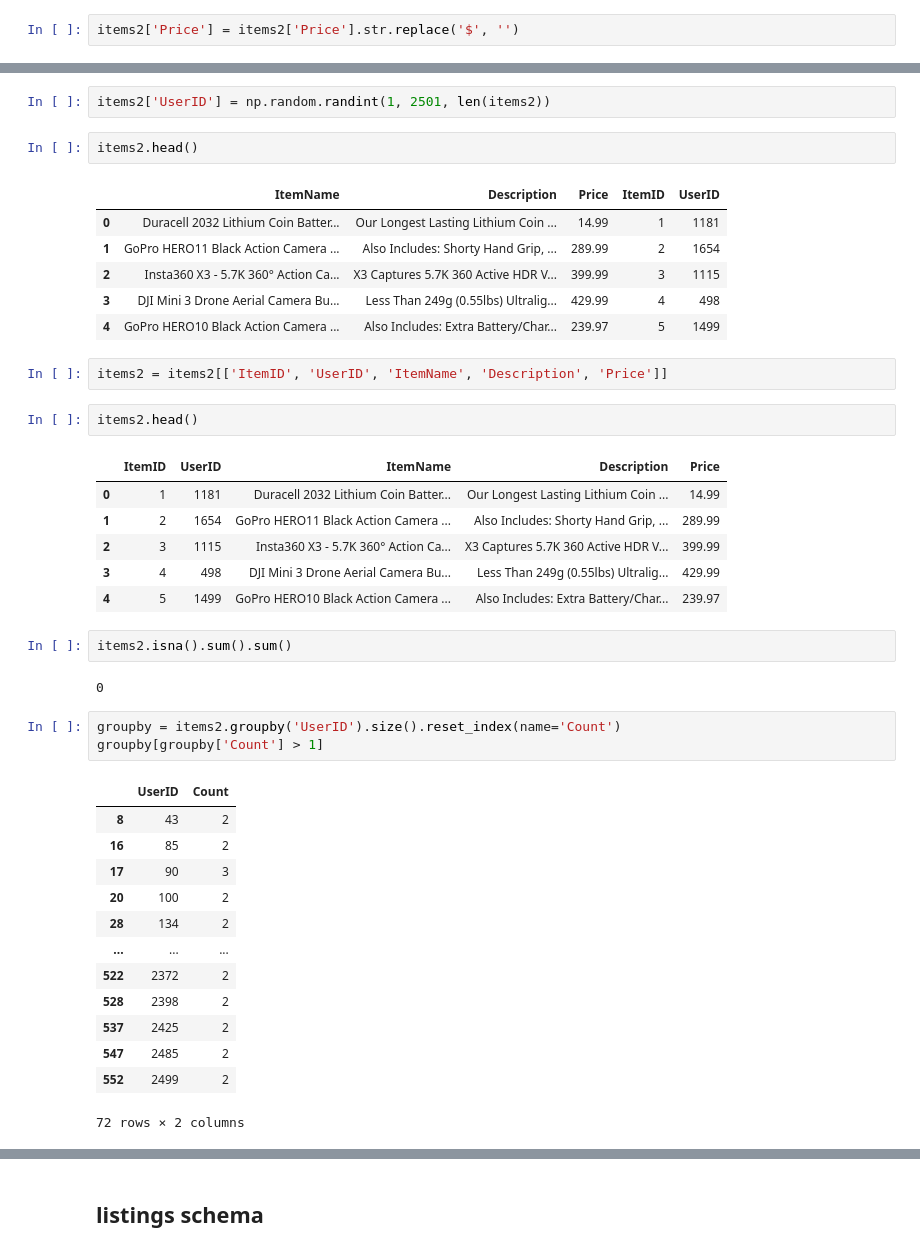
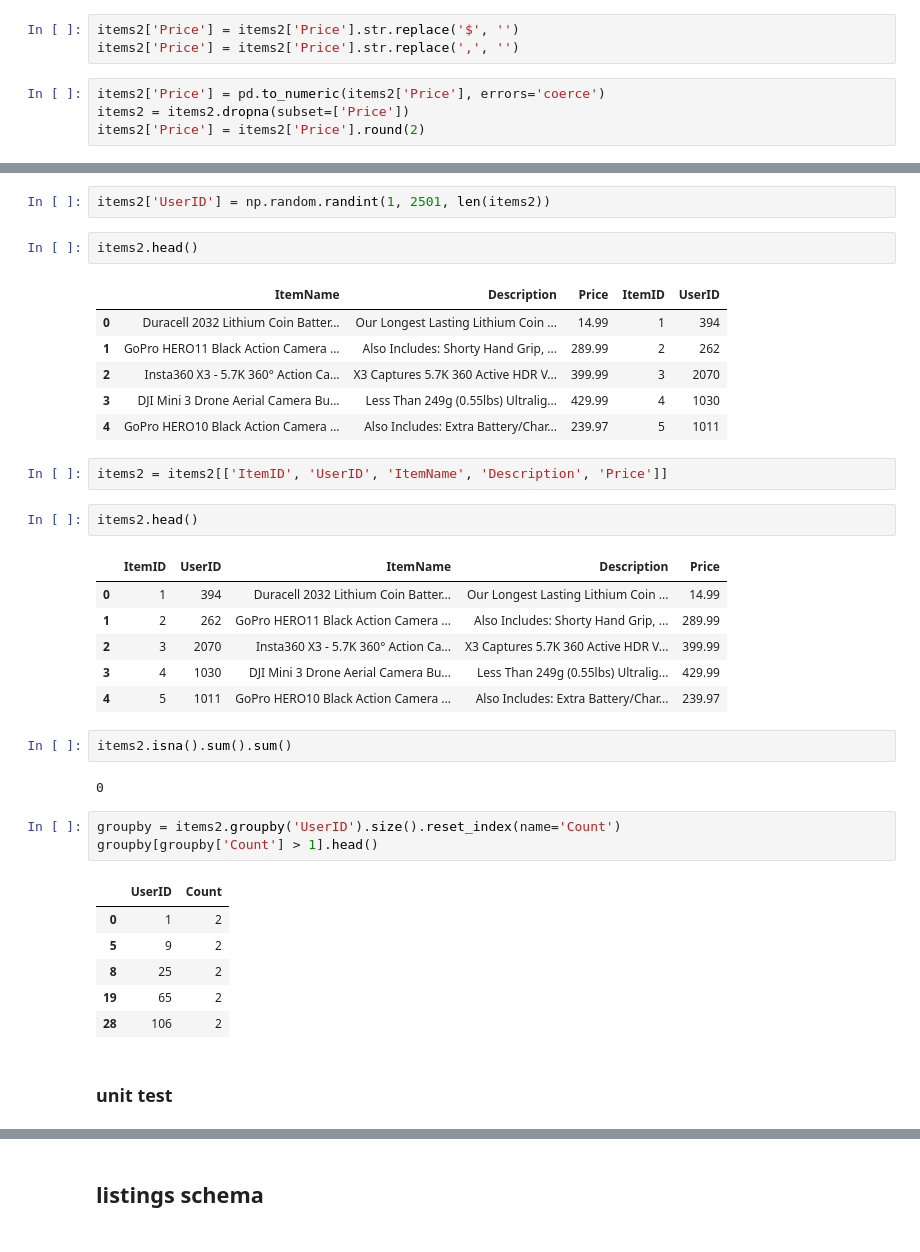
Before and after one commit to Black-Seal/ShareIt, a Jupyter notebook: notebooks/data_population.ipynb, the cells around one changed output, grey strips where cells are left out. Drawn from its saved outputs; the diff is of its cells as text.

```diff
--- a/notebooks/data_population.ipynb
+++ b/notebooks/data_population.ipynb
@@ -179,4 +200,9 @@ items2.head()
 | 4 | GoPro HERO10 Black Action Camera ... | Also Includes: Extra Battery/Char... | $239.97 |
 # %%
 items2['Price'] = items2['Price'].str.replace('$', '')
+items2['Price'] = items2['Price'].str.replace(',', '')
+# %%
+items2['Price'] = pd.to_numeric(items2['Price'], errors='coerce')
+items2 = items2.dropna(subset=['Price'])
+items2['Price'] = items2['Price'].round(2)
 # %%
@@ -212,40 +230,35 @@ items2['UserID'] = np.random.randint(1, 2501, len(items2))
 items2.head()
 # %% [output]
 |  | ItemName | Description | Price | ItemID | UserID |
-| 0 | Duracell 2032 Lithium Coin Batter... | Our Longest Lasting Lithium Coin ... | 14.99 | 1 | 1181 |
-| 1 | GoPro HERO11 Black Action Camera ... | Also Includes: Shorty Hand Grip, ... | 289.99 | 2 | 1654 |
-| 2 | Insta360 X3 - 5.7K 360° Action Ca... | X3 Captures 5.7K 360 Active HDR V... | 399.99 | 3 | 1115 |
-| 3 | DJI Mini 3 Drone Aerial Camera Bu... | Less Than 249g (0.55lbs) Ultralig... | 429.99 | 4 | 498 |
-| 4 | GoPro HERO10 Black Action Camera ... | Also Includes: Extra Battery/Char... | 239.97 | 5 | 1499 |
+| 0 | Duracell 2032 Lithium Coin Batter... | Our Longest Lasting Lithium Coin ... | 14.99 | 1 | 394 |
+| 1 | GoPro HERO11 Black Action Camera ... | Also Includes: Shorty Hand Grip, ... | 289.99 | 2 | 262 |
+| 2 | Insta360 X3 - 5.7K 360° Action Ca... | X3 Captures 5.7K 360 Active HDR V... | 399.99 | 3 | 2070 |
+| 3 | DJI Mini 3 Drone Aerial Camera Bu... | Less Than 249g (0.55lbs) Ultralig... | 429.99 | 4 | 1030 |
+| 4 | GoPro HERO10 Black Action Camera ... | Also Includes: Extra Battery/Char... | 239.97 | 5 | 1011 |
 # %%
 items2 = items2[['ItemID', 'UserID', 'ItemName', 'Description', 'Price']]
 # %%
 items2.head()
 # %% [output]
 |  | ItemID | UserID | ItemName | Description | Price |
-| 0 | 1 | 1181 | Duracell 2032 Lithium Coin Batter... | Our Longest Lasting Lithium Coin ... | 14.99 |
-| 1 | 2 | 1654 | GoPro HERO11 Black Action Camera ... | Also Includes: Shorty Hand Grip, ... | 289.99 |
-| 2 | 3 | 1115 | Insta360 X3 - 5.7K 360° Action Ca... | X3 Captures 5.7K 360 Active HDR V... | 399.99 |
-| 3 | 4 | 498 | DJI Mini 3 Drone Aerial Camera Bu... | Less Than 249g (0.55lbs) Ultralig... | 429.99 |
-| 4 | 5 | 1499 | GoPro HERO10 Black Action Camera ... | Also Includes: Extra Battery/Char... | 239.97 |
+| 0 | 1 | 394 | Duracell 2032 Lithium Coin Batter... | Our Longest Lasting Lithium Coin ... | 14.99 |
+| 1 | 2 | 262 | GoPro HERO11 Black Action Camera ... | Also Includes: Shorty Hand Grip, ... | 289.99 |
+| 2 | 3 | 2070 | Insta360 X3 - 5.7K 360° Action Ca... | X3 Captures 5.7K 360 Active HDR V... | 399.99 |
+| 3 | 4 | 1030 | DJI Mini 3 Drone Aerial Camera Bu... | Less Than 249g (0.55lbs) Ultralig... | 429.99 |
+| 4 | 5 | 1011 | GoPro HERO10 Black Action Camera ... | Also Includes: Extra Battery/Char... | 239.97 |
 # %%
 items2.isna().sum().sum()
 # %% [output]
 0
 # %%
 groupby = items2.groupby('UserID').size().reset_index(name='Count')
-groupby[groupby['Count'] > 1]
+groupby[groupby['Count'] > 1].head()
 # %% [output]
 |  | UserID | Count |
-| 8 | 43 | 2 |
-| 16 | 85 | 2 |
-| 17 | 90 | 3 |
-| 20 | 100 | 2 |
-| 28 | 134 | 2 |
-| ... | ... | ... |
-| 522 | 2372 | 2 |
-| 528 | 2398 | 2 |
-| 537 | 2425 | 2 |
-| 547 | 2485 | 2 |
-| 552 | 2499 | 2 |
+| 0 | 1 | 2 |
+| 5 | 9 | 2 |
+| 8 | 25 | 2 |
+| 19 | 65 | 2 |
+| 28 | 106 | 2 |
-72 rows × 2 columns
+# %% [markdown]
+### unit test
```
Also changed, not shown: parts of 30 cells of this notebook, 2 other files.
